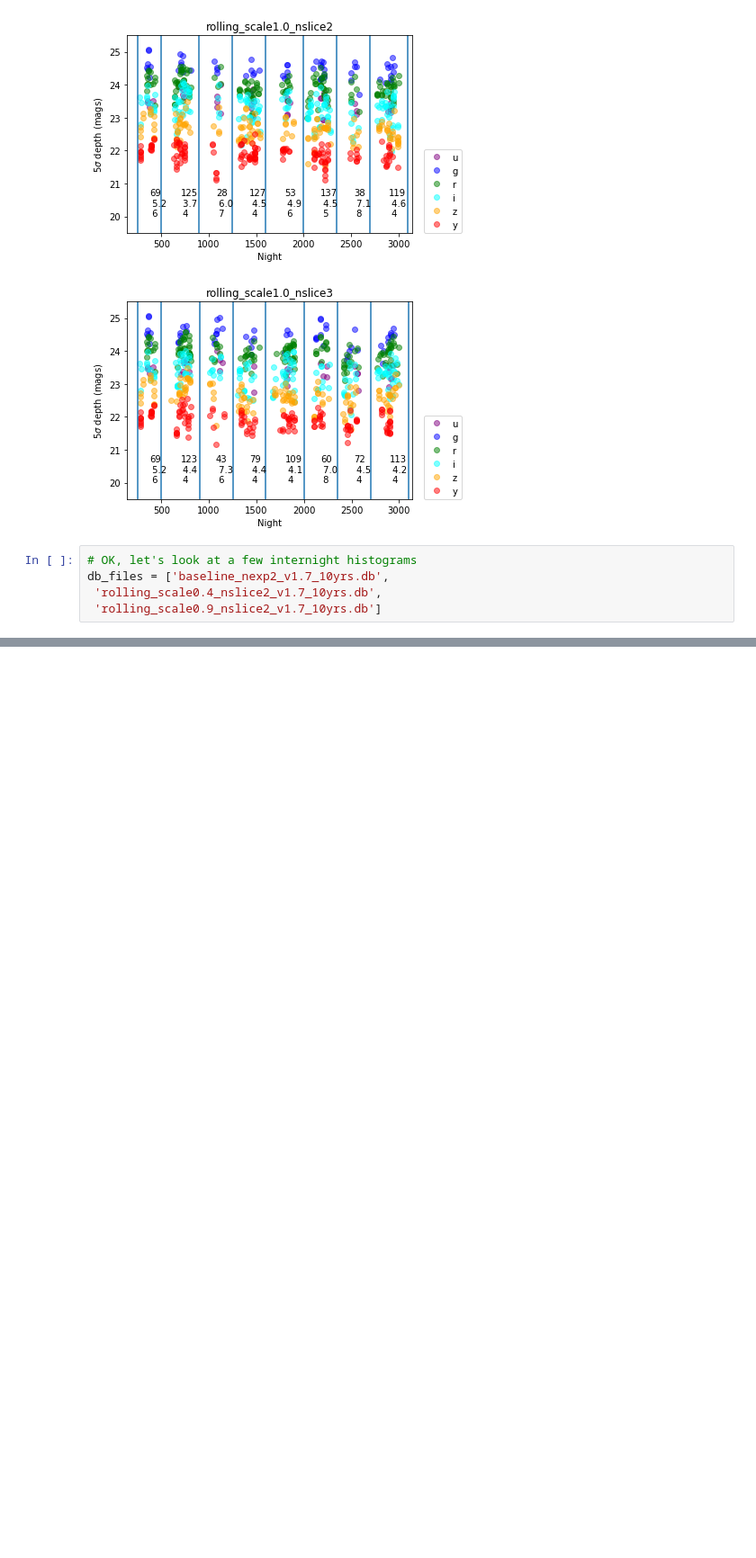
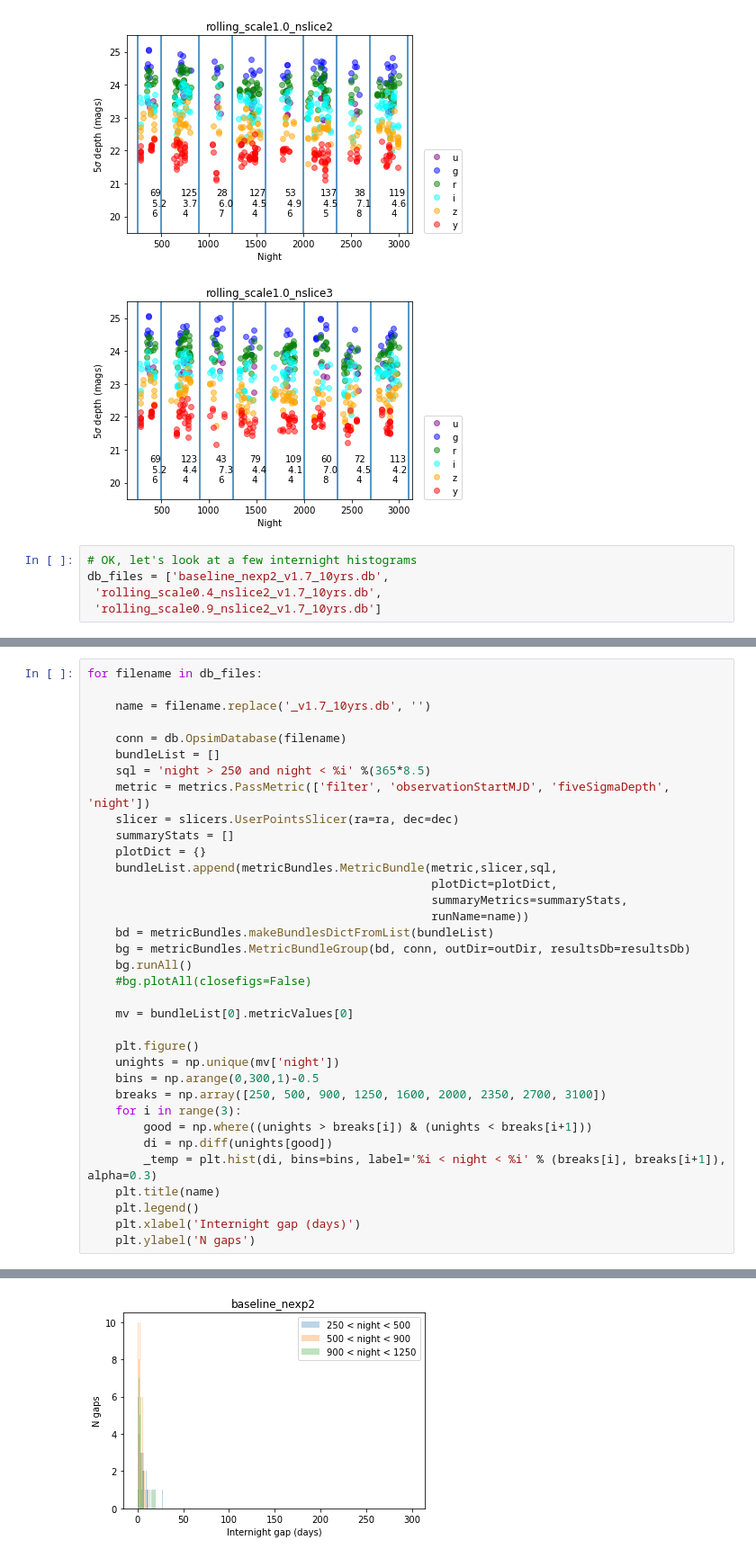
Before and after one commit to lsst-sims/sims_featureScheduler_runs1.7, a Jupyter notebook: rolling/spot_check.ipynb, the cells around one changed output, grey strips where cells are left out. Shown at 90% size. Saved outputs shown, nothing was run; the diff lists cells and outputs as text; blank space fills up the shorter version.

Commit message:
expand plot

```diff
--- a/rolling/spot_check.ipynb
+++ b/rolling/spot_check.ipynb
@@ -206,3 +206,39 @@ Completed.
 [figure]
 [figure]
 [figure]
+# %%
+for filename in db_files:
+
+    name = filename.replace('_v1.7_10yrs.db', '')
+
+    conn = db.OpsimDatabase(filename)
+    bundleList = []
+    sql = 'night > 250 and night < %i' %(365*8.5)
+    metric = metrics.PassMetric(['filter', 'observationStartMJD', 'fiveSigmaDepth', 'night'])
+    slicer = slicers.UserPointsSlicer(ra=ra, dec=dec)
+    summaryStats = []
+    plotDict = {}
+    bundleList.append(metricBundles.MetricBundle(metric,slicer,sql,
+                                                 plotDict=plotDict,
+                                                 summaryMetrics=summaryStats,
+                                                 runName=name))
+    bd = metricBundles.makeBundlesDictFromList(bundleList)
+    bg = metricBundles.MetricBundleGroup(bd, conn, outDir=outDir, resultsDb=resultsDb)
+    bg.runAll()
+    #bg.plotAll(closefigs=False)
+
+    mv = bundleList[0].metricValues[0]
+
+    plt.figure()
+    unights = np.unique(mv['night'])
+    bins = np.arange(0,300,1)-0.5
+    breaks = np.array([250, 500, 900, 1250, 1600, 2000, 2350, 2700, 3100])
+    for i in range(3):
+        good = np.where((unights > breaks[i]) & (unights < breaks[i+1]))
+        di = np.diff(unights[good])
+        _temp = plt.hist(di, bins=bins, label='%i < night < %i' % (breaks[i], breaks[i+1]), alpha=0.3)
+    plt.title(name)
+    plt.legend()
+    plt.xlabel('Internight gap (days)')
+    plt.ylabel('N gaps')
+# %% [output]
@@ -208,0 +262 @@ Completed.
+[figure, added]
```
Also changed, not shown: parts of 2 cells of this notebook.
